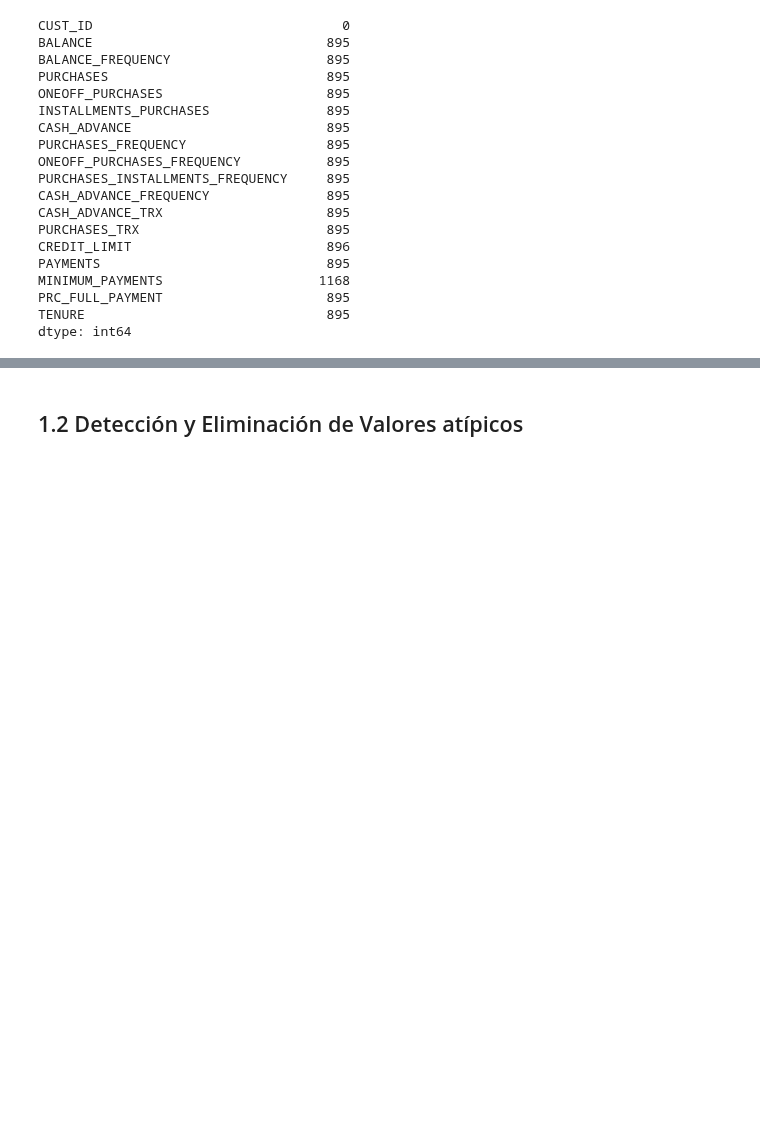
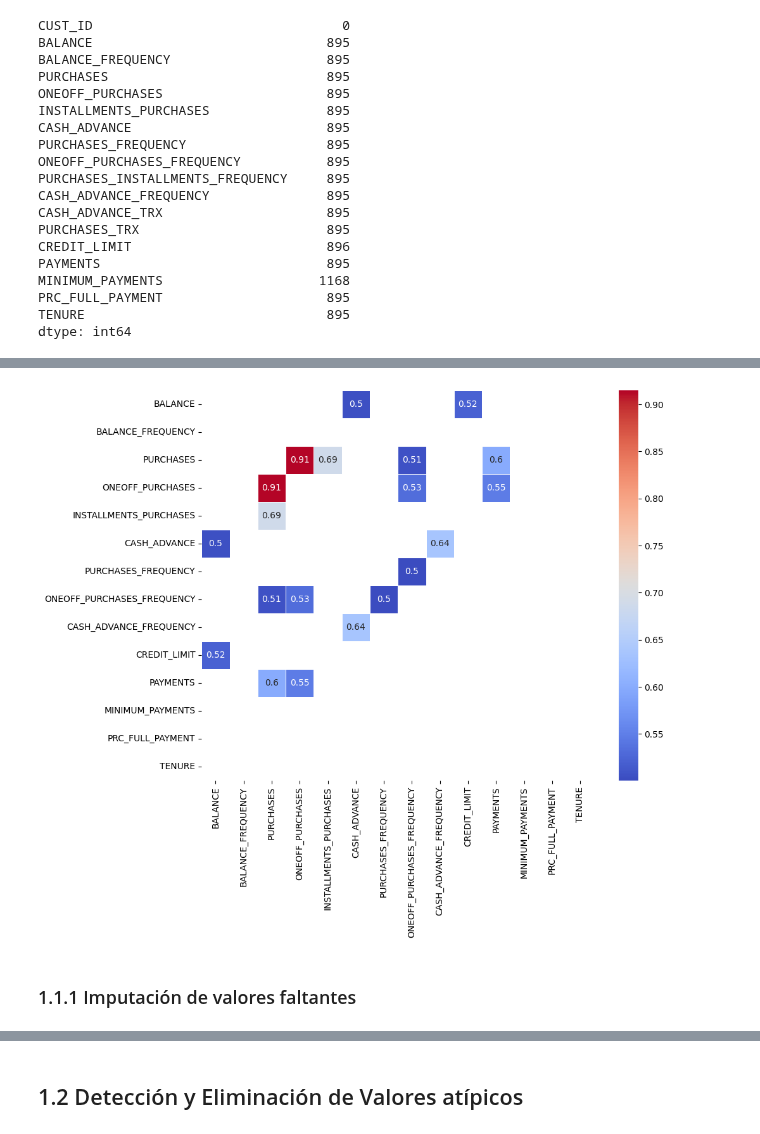
Before and after one commit to WSmithDR/espol-bootcamp-data_science, a Jupyter notebook: Plantilla_Proyecto.ipynb, the cells around one changed output, grey strips where cells are left out. Drawn from its saved outputs; the diff is of its cells as text; code cells hidden in the pictures; blank space fills up the shorter version.

```diff
--- a/Plantilla_Proyecto.ipynb
+++ b/Plantilla_Proyecto.ipynb
@@ -70,0 +108,22 @@ dtype: int64
+# %%
+def imputar_purchases(df):
+  """
+  Imputa los valores de la columna 'PURCHASES' basándose en las columnas 'ONEOFF_PURCHASES' e 'INSTALLMENTS_PURCHASES'.
+
+  """
+
+  df_imputado = df.copy()
+
+  #PURCHASES nulo, ONEOFF_PURCHASES y INSTALLMENTS_PURCHASES no nulos
+  df_imputado['PURCHASES'] = np.where(
+      (df_imputado['PURCHASES'].isnull()) &
+      (~df_imputado['ONEOFF_PURCHASES'].isnull()) &
+      (~df_imputado['INSTALLMENTS_PURCHASES'].isnull()),
+      df_imputado['ONEOFF_PURCHASES'] + df_imputado['INSTALLMENTS_PURCHASES'],
+      df_imputado['PURCHASES']
+  )
+
+  return df_imputado
+# %%
+df_imputado = imputar_purchases(df)
+df_imputado.isnull().sum()
@@ -70,0 +195,9 @@ dtype: int64
+# %%
+# Contar los valores faltantes por fila
+valores_faltantes_por_fila = df_imputado.isnull().sum(axis=1)
+
+# Crear una máscara para identificar las filas con 4 o más valores faltantes
+filas_a_eliminar = valores_faltantes_por_fila >= 4
+
+# Eliminar las filas identificadas con 4 o mas valores faltantes
+df_imputado_limpio = df_imputado[~filas_a_eliminar]
@@ -82,0 +240,2 @@ df.describe()
+# %%
+df2 = df_imputado_limpio[['BALANCE', 'BALANCE_FREQUENCY', 'PURCHASES', 'ONEOFF_PURCHASES', 'INSTALLMENTS_PURCHASES', 'CASH_ADVANCE', 'PURCHASES_FREQUENCY', 'ONEOFF_PURCHASES_FREQUENCY', 'CASH_ADVANCE_FREQUENCY', 'CREDIT_LIMIT', 'PAYMENTS', 'MINIMUM_PAYMENTS', 'PRC_FULL_PAYMENT', 'TENURE']]
@@ -82,0 +260,12 @@ df.describe()
+# %%
+# Matriz de correlacion que muestra las variables mas correlacionadas >= 50%
+corr_matrix = df2.corr()
+umbral_corr = 0.5
+alta_corr = corr_matrix[(corr_matrix.abs() > umbral_corr) & (corr_matrix != 1.0)]
+plt.figure(figsize=(10, 8))
+sns.heatmap(alta_corr, annot=True, cmap='coolwarm', linewidths=0.5)
+plt.show()
+# %% [output]
+[figure, added]
+# %% [markdown]
+### 1.1.1 Imputación de valores faltantes
```
Also changed, not shown: parts of 48 cells of this notebook, 2 other files.
